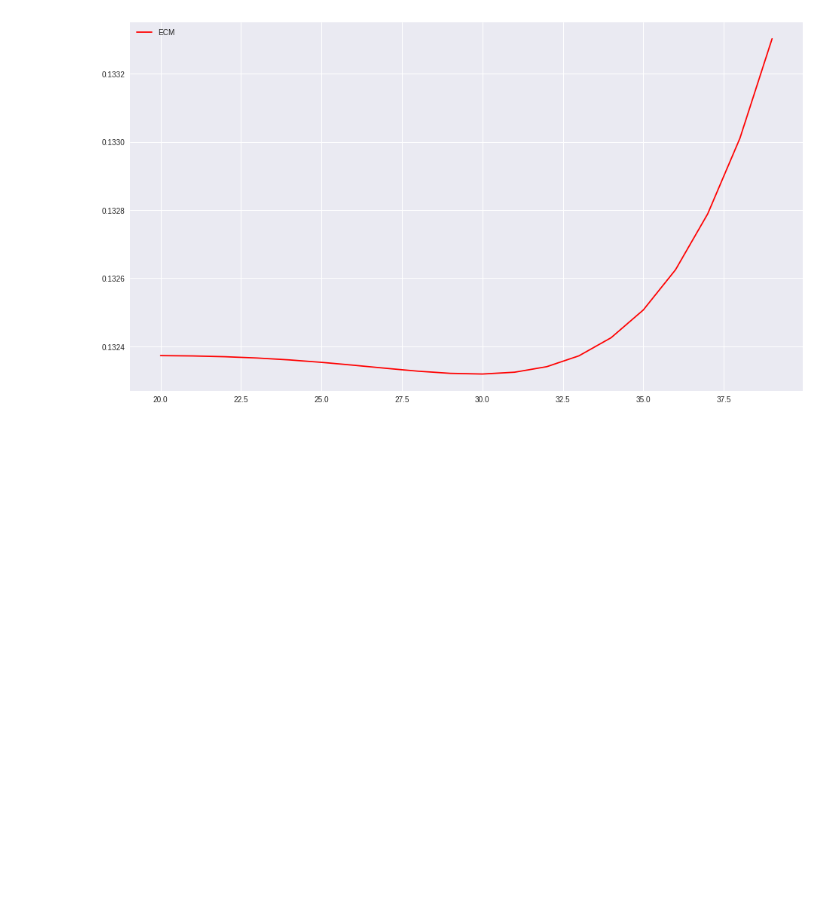
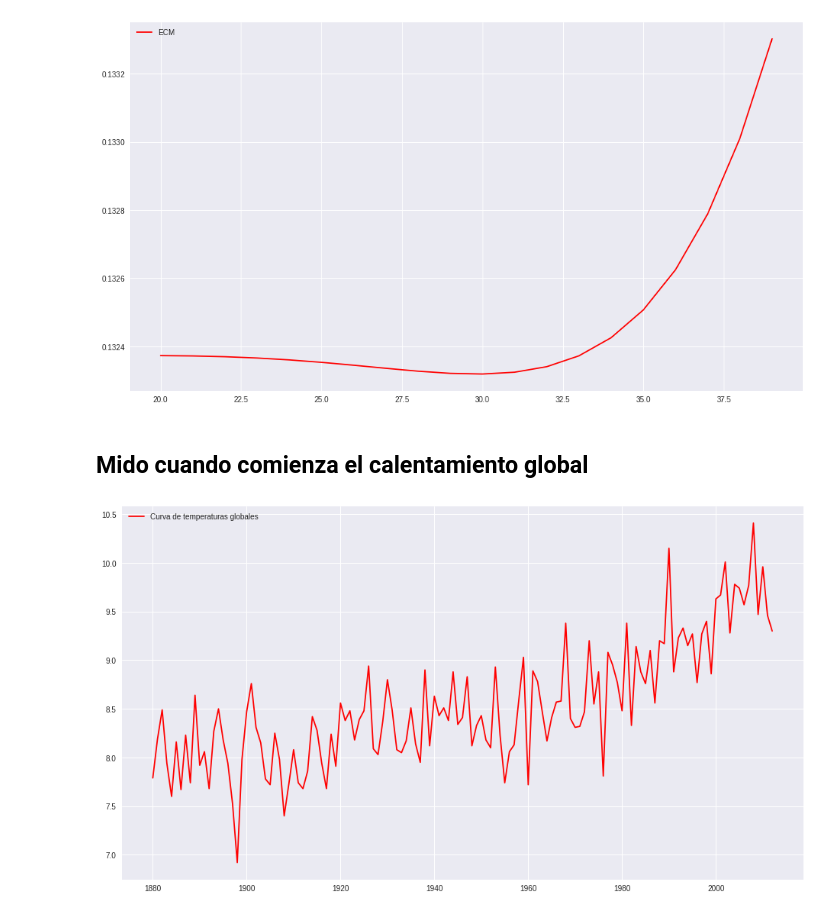
Before and after one commit to smcsicardi/metnum-tp3, a Jupyter notebook: world temperature least squares.ipynb, the cells around one changed output. Drawn from its saved outputs; the diff is of its cells as text; code cells hidden in the pictures; blank space fills up the shorter version.

```diff
--- a/world temperature least squares.ipynb
+++ b/world temperature least squares.ipynb
@@ -115,3 +96,11 @@ plt.legend()
 (0.13231904018740376, 30)
 <matplotlib.legend.Legend at 0x...>
 [figure]
+# %% [markdown]
+## Mido cuando comienza el calentamiento global
+# %%
+plt.plot(fechas, temps, 'r', label='Curva de temperaturas globales')
+plt.legend()
+plt.show()
+# %% [output]
+[figure, added]
```
Also changed, not shown: parts of 5 cells of this notebook, 2 other files.
